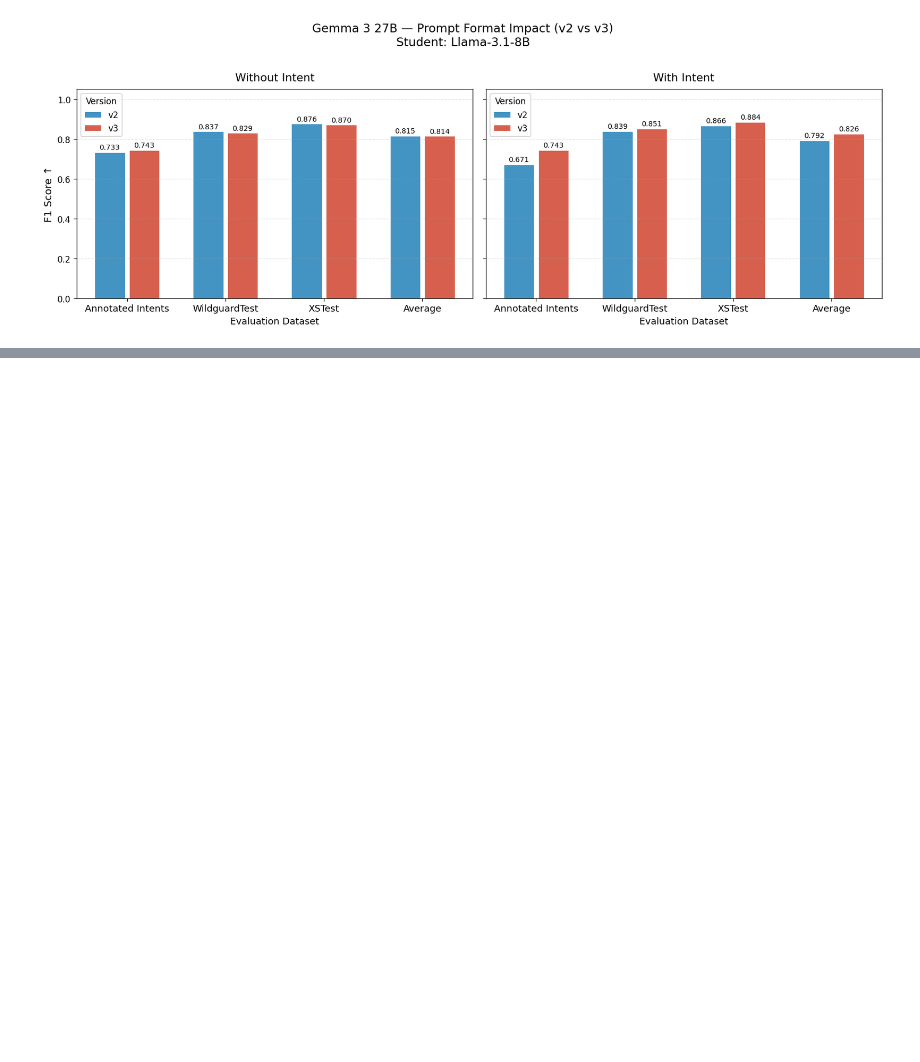
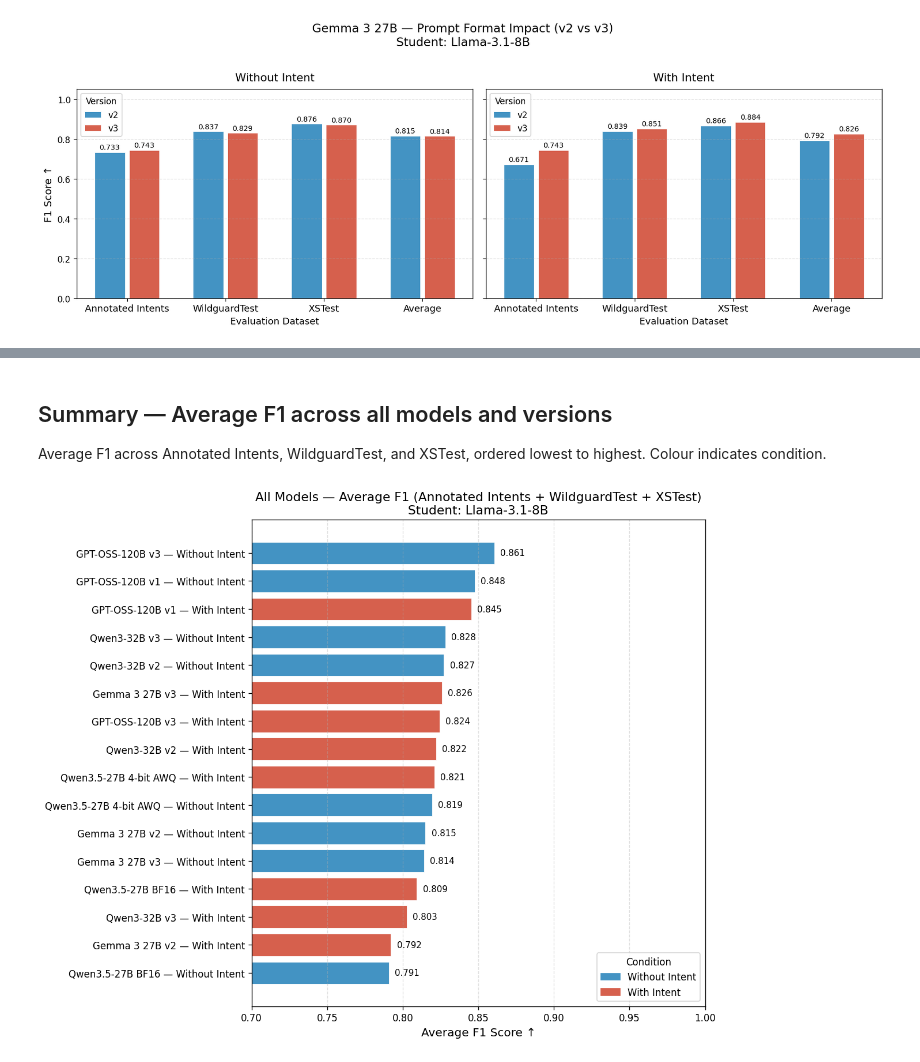
Before and after one commit to Jazhyc/aims-safety-classification, a Jupyter notebook: notebooks/distillation_teacher_sweep.ipynb, the cells around one changed output, grey strips where cells are left out. Cells and saved outputs as stored; diff of their text form; code cells hidden in the pictures; blank space fills up the shorter version.

```diff
--- a/notebooks/distillation_teacher_sweep.ipynb
+++ b/notebooks/distillation_teacher_sweep.ipynb
@@ -216,0 +221,48 @@ fmt[["version", "condition", "dataset", "f1", "precision", "recall"]].sort_value
+# %% [markdown]
+## Summary — Average F1 across all models and versions
+
+Average F1 across Annotated Intents, WildguardTest, and XSTest, ordered lowest to highest.
+Colour indicates condition.
+# %%
+CONDITION_COLORS = {"Without Intent": "#4393c3", "With Intent": "#d6604d"}
+
+MODEL_LABELS = {
+    "df_gemma":  "Gemma 3 27B",
+    "df_qwen":   "Qwen3-32B",
+    "df_qwen35": "Qwen3.5-27B",
+    "df_gpt":    "GPT-OSS-120B",
+}
+
+df_summary = pd.concat([
+    df[df["dataset"] == "Average"].assign(model=label)
+    for df, label in [(df_gemma, "Gemma 3 27B"), (df_qwen, "Qwen3-32B"),
+                      (df_qwen35, "Qwen3.5-27B"), (df_gpt, "GPT-OSS-120B")]
+], ignore_index=True)
+
+df_summary["label"] = df_summary["model"] + " " + df_summary["version"] + " — " + df_summary["condition"]
+df_summary = df_summary.sort_values("f1", ascending=True).reset_index(drop=True)
+
+fig, ax = plt.subplots(figsize=(10, len(df_summary) * 0.45 + 1))
+
+for _, row in df_summary.iterrows():
+    bar = ax.barh(row["label"], row["f1"],
+                  color=CONDITION_COLORS[row["condition"]],
+                  edgecolor="white", linewidth=0.5)
+    ax.text(row["f1"] + 0.004, _, f"{row['f1']:.3f}", va="center", fontsize=9)
+
+# Legend for conditions
+from matplotlib.patches import Patch
+ax.legend(handles=[Patch(color=c, label=l) for l, c in CONDITION_COLORS.items()],
+          title="Condition", fontsize=10, title_fontsize=10, loc="lower right")
+
+ax.set_xlim(0.7, 1.0)
+ax.set_xlabel("Average F1 Score ↑", fontsize=12)
+ax.set_title("All Models — Average F1 (Annotated Intents + WildguardTest + XSTest)\nStudent: Llama-3.1-8B",
+             fontsize=13)
+ax.grid(axis="x", linestyle="--", alpha=0.4)
+ax.tick_params(axis="y", labelsize=10)
+plt.tight_layout()
+fig.savefig(FIGS_DIR / "summary_avg_f1.pdf", bbox_inches="tight")
+plt.show()
+# %% [output]
+[figure, added]
```
Also changed, not shown: parts of 17 cells of this notebook.
